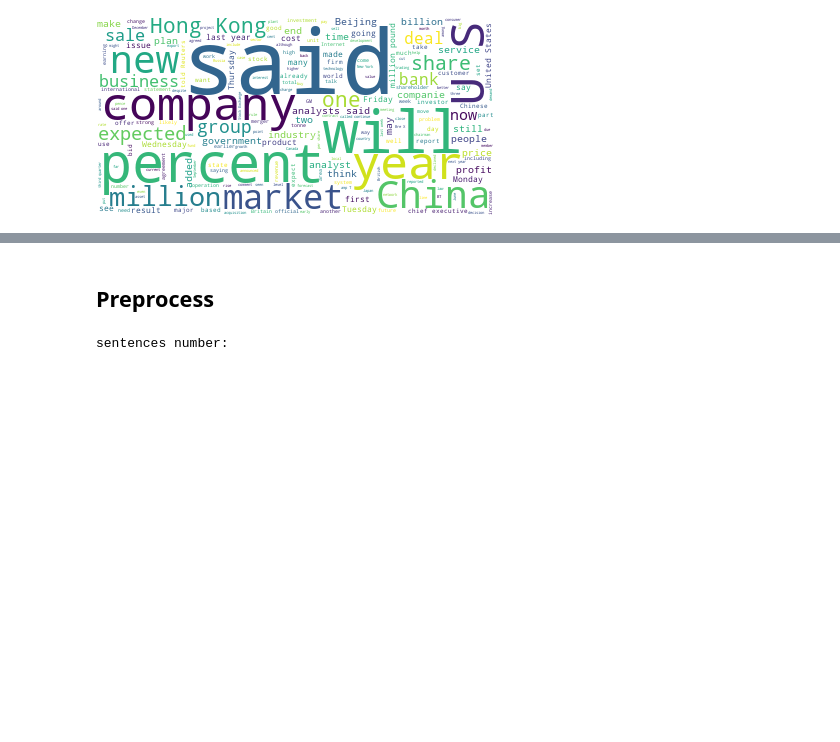
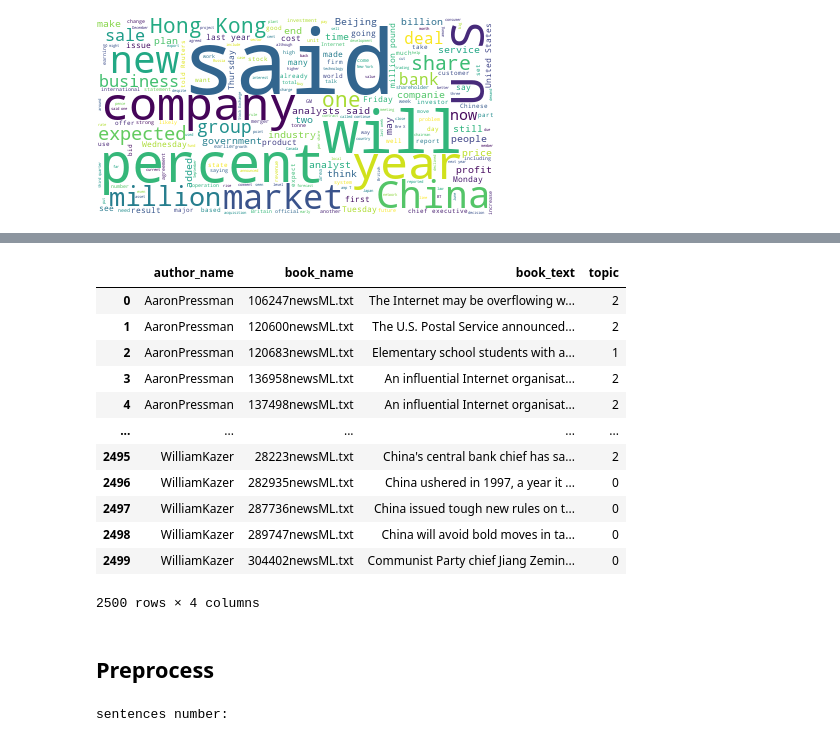
Before and after one commit to EN555/Author-Identification, a Jupyter notebook: notebooks/yosef_main.ipynb, the cells around one changed output, grey strips where cells are left out. Saved outputs shown, nothing was run; the diff lists cells and outputs as text; code cells hidden in the pictures; blank space fills up the shorter version.

Commit message:
topic modeling pipeline- done

```diff
--- a/notebooks/yosef_main.ipynb
+++ b/notebooks/yosef_main.ipynb
@@ -122,5 +122,27 @@ topic
-# %% [markdown]
-## Preprocess
+# %%
+new_topics = lda_model[corpus]
+col_res = []
+for i,topic in enumerate(new_topics):
+    col_res.append(max(topic,key=lambda item:item[1])[0])
+df["topic"] = pd.Series(col_res)
+# %%
+df
+# %% [output]
+|  | author_name | book_name | book_text | topic |
+| 0 | AaronPressman | 106247newsML.txt | The Internet may be overflowing w... | 2 |
+| 1 | AaronPressman | 120600newsML.txt | The U.S. Postal Service announced... | 2 |
+| 2 | AaronPressman | 120683newsML.txt | Elementary school students with a... | 1 |
+| 3 | AaronPressman | 136958newsML.txt | An influential Internet organisat... | 2 |
+| 4 | AaronPressman | 137498newsML.txt | An influential Internet organisat... | 2 |
+| ... | ... | ... | ... | ... |
+| 2495 | WilliamKazer | 28223newsML.txt | China's central bank chief has sa... | 2 |
+| 2496 | WilliamKazer | 282935newsML.txt | China ushered in 1997, a year it ... | 0 |
+| 2497 | WilliamKazer | 287736newsML.txt | China issued tough new rules on t... | 0 |
+| 2498 | WilliamKazer | 289747newsML.txt | China will avoid bold moves in ta... | 0 |
+| 2499 | WilliamKazer | 304402newsML.txt | Communist Party chief Jiang Zemin... | 0 |
+2500 rows × 4 columns
+# %% [markdown]
+## Preprocess
 # %%
 # x_train, x_test, y_train, y_test = preprocess_pipeline("../Data/C50/C50train/", 50, complex_style_features_extraction, True, data_filter=chunking)
 # %%
```
Also changed, not shown: parts of 6 cells of this notebook, 4 other files.
